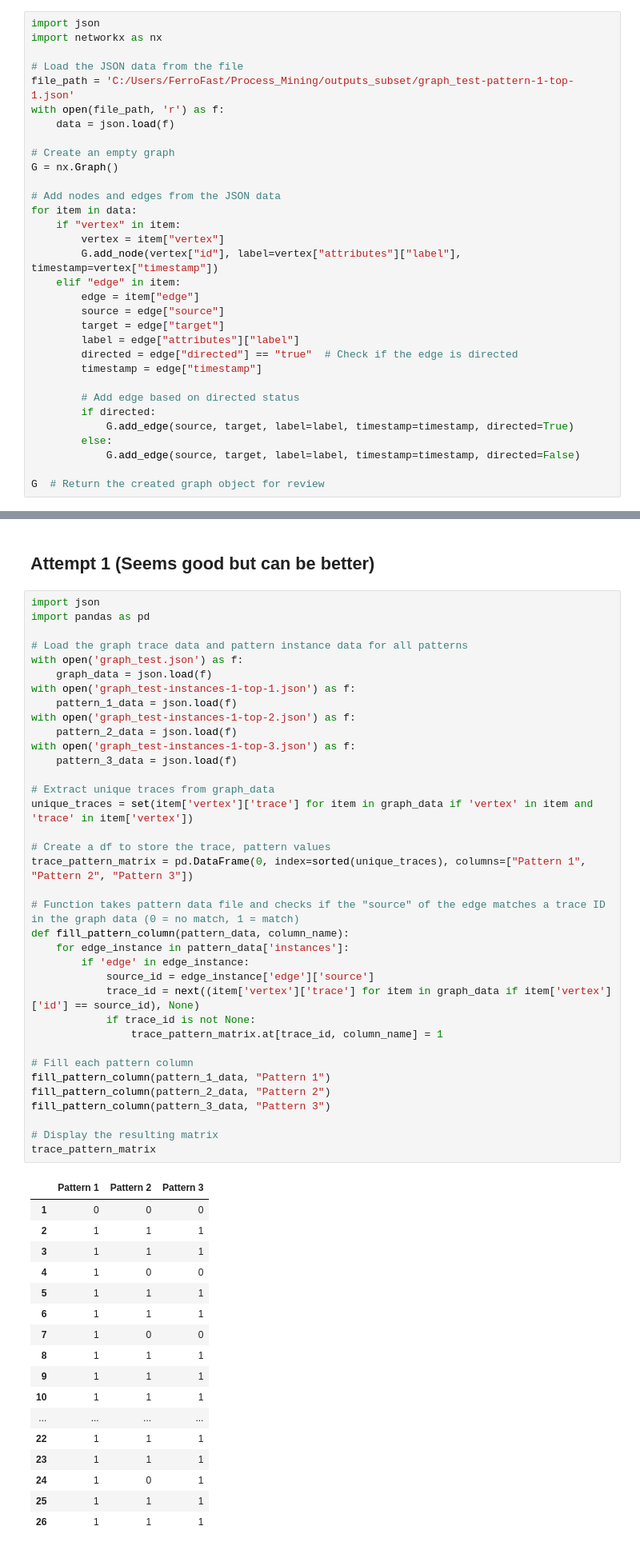
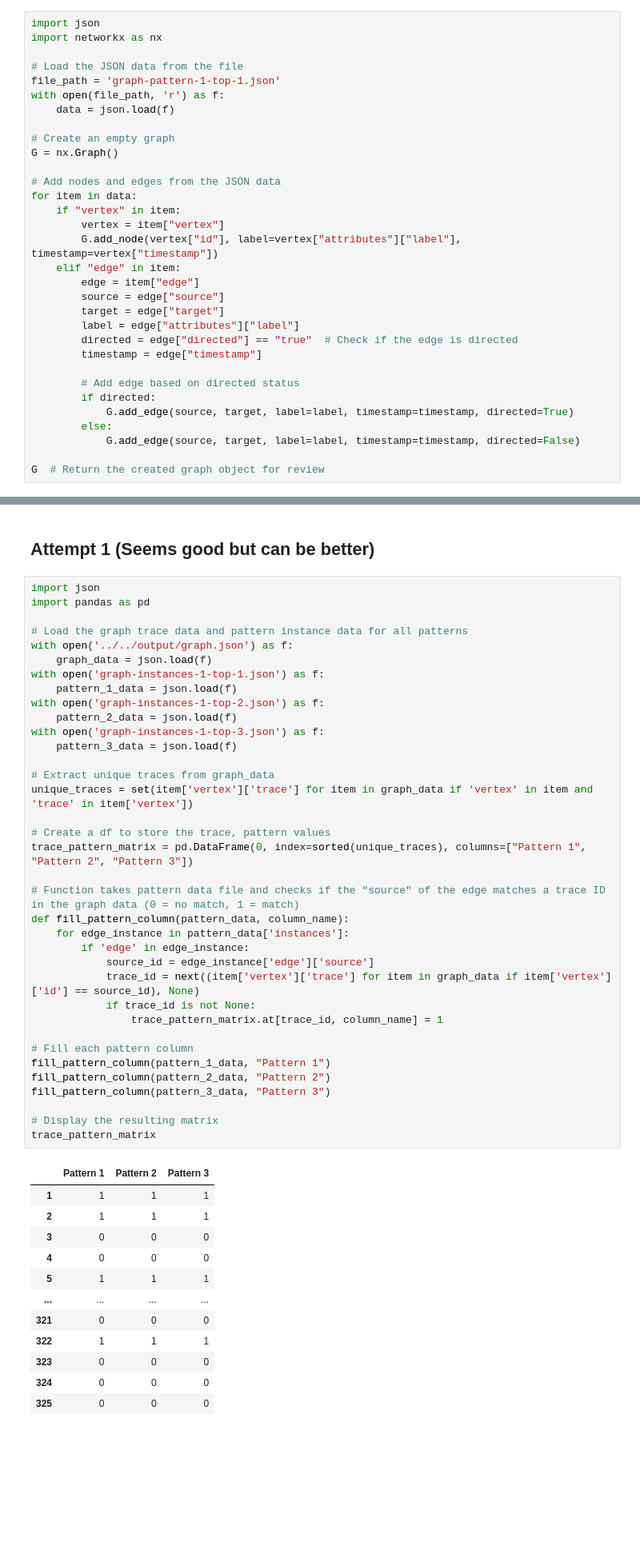
Before and after one commit to TaravMierlo/Subdue, a Jupyter notebook: output/Process_output.ipynb, the cells around one changed output, grey strips where cells are left out. Shown at 80% size. Saved outputs shown, nothing was run; the diff lists cells and outputs as text; blank space fills up the shorter version.

```diff
--- a/output/Process_output.ipynb
+++ b/output/Process_output.ipynb
@@ -71,7 +18,7 @@ import json
 import networkx as nx
 
 # Load the JSON data from the file
-file_path = 'C:/Users/FerroFast/Process_Mining/outputs_subset/graph_test-pattern-1-top-1.json'
+file_path = 'graph-pattern-1-top-1.json'
 with open(file_path, 'r') as f:
     data = json.load(f)
 
@@ -188,52 +134,47 @@ import json
 import pandas as pd
 
 # Load the graph trace data and pattern instance data for all patterns
-with open('graph_test.json') as f:
+with open('../../output/graph.json') as f:
     graph_data = json.load(f)
-with open('graph_test-instances-1-top-1.json') as f:
+with open('graph-instances-1-top-1.json') as f:
     pattern_1_data = json.load(f)
-with open('graph_test-instances-1-top-2.json') as f:
+with open('graph-instances-1-top-2.json') as f:
     pattern_2_data = json.load(f)
-with open('graph_test-instances-1-top-3.json') as f:
+with open('graph-instances-1-top-3.json') as f:
     pattern_3_data = json.load(f)
 
 # Extract unique traces from graph_data
 unique_traces = set(item['vertex']['trace'] for item in graph_data if 'vertex' in item and 'trace' in item['vertex'])
 
 # Create a df to store the trace, pattern values
 trace_pattern_matrix = pd.DataFrame(0, index=sorted(unique_traces), columns=["Pattern 1", "Pattern 2", "Pattern 3"])
 
 # Function takes pattern data file and checks if the "source" of the edge matches a trace ID in the graph data (0 = no match, 1 = match)
 def fill_pattern_column(pattern_data, column_name):
     for edge_instance in pattern_data['instances']:
         if 'edge' in edge_instance:
             source_id = edge_instance['edge']['source']
             trace_id = next((item['vertex']['trace'] for item in graph_data if item['vertex']['id'] == source_id), None)
             if trace_id is not None:
                 trace_pattern_matrix.at[trace_id, column_name] = 1
 
 # Fill each pattern column
 fill_pattern_column(pattern_1_data, "Pattern 1")
 fill_pattern_column(pattern_2_data, "Pattern 2")
 fill_pattern_column(pattern_3_data, "Pattern 3")
 
 # Display the resulting matrix
 trace_pattern_matrix
 # %% [output]
 |  | Pattern 1 | Pattern 2 | Pattern 3 |
-| 1 | 0 | 0 | 0 |
+| 1 | 1 | 1 | 1 |
 | 2 | 1 | 1 | 1 |
-| 3 | 1 | 1 | 1 |
-| 4 | 1 | 0 | 0 |
+| 3 | 0 | 0 | 0 |
+| 4 | 0 | 0 | 0 |
 | 5 | 1 | 1 | 1 |
-| 6 | 1 | 1 | 1 |
-| 7 | 1 | 0 | 0 |
-| 8 | 1 | 1 | 1 |
-| 9 | 1 | 1 | 1 |
-| 10 | 1 | 1 | 1 |
 | ... | ... | ... | ... |
-| 22 | 1 | 1 | 1 |
-| 23 | 1 | 1 | 1 |
-| 24 | 1 | 0 | 1 |
-| 25 | 1 | 1 | 1 |
-| 26 | 1 | 1 | 1 |
+| 321 | 0 | 0 | 0 |
+| 322 | 1 | 1 | 1 |
+| 323 | 0 | 0 | 0 |
+| 324 | 0 | 0 | 0 |
+| 325 | 0 | 0 | 0 |
```
Also changed, not shown: parts of 15 cells of this notebook.
